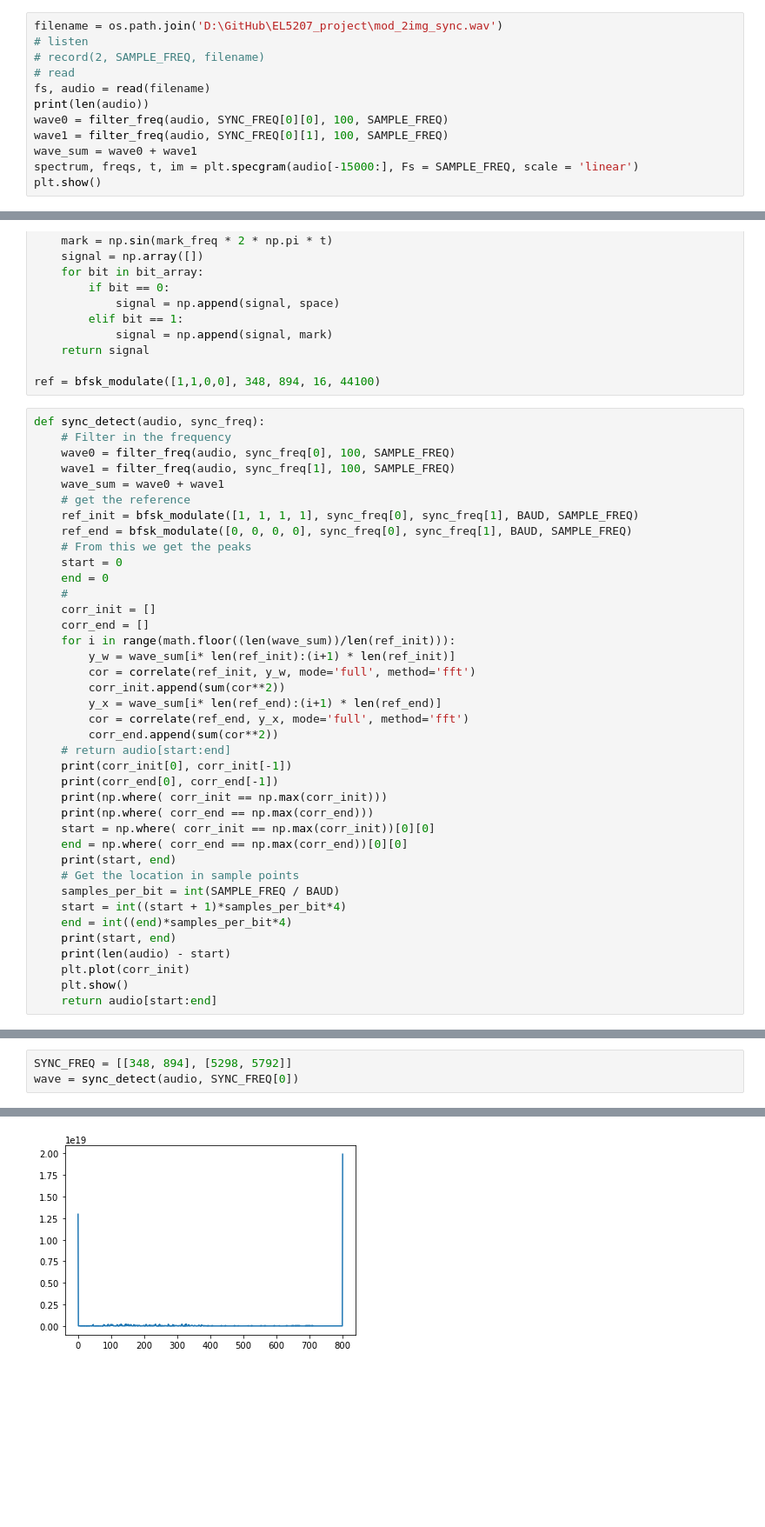
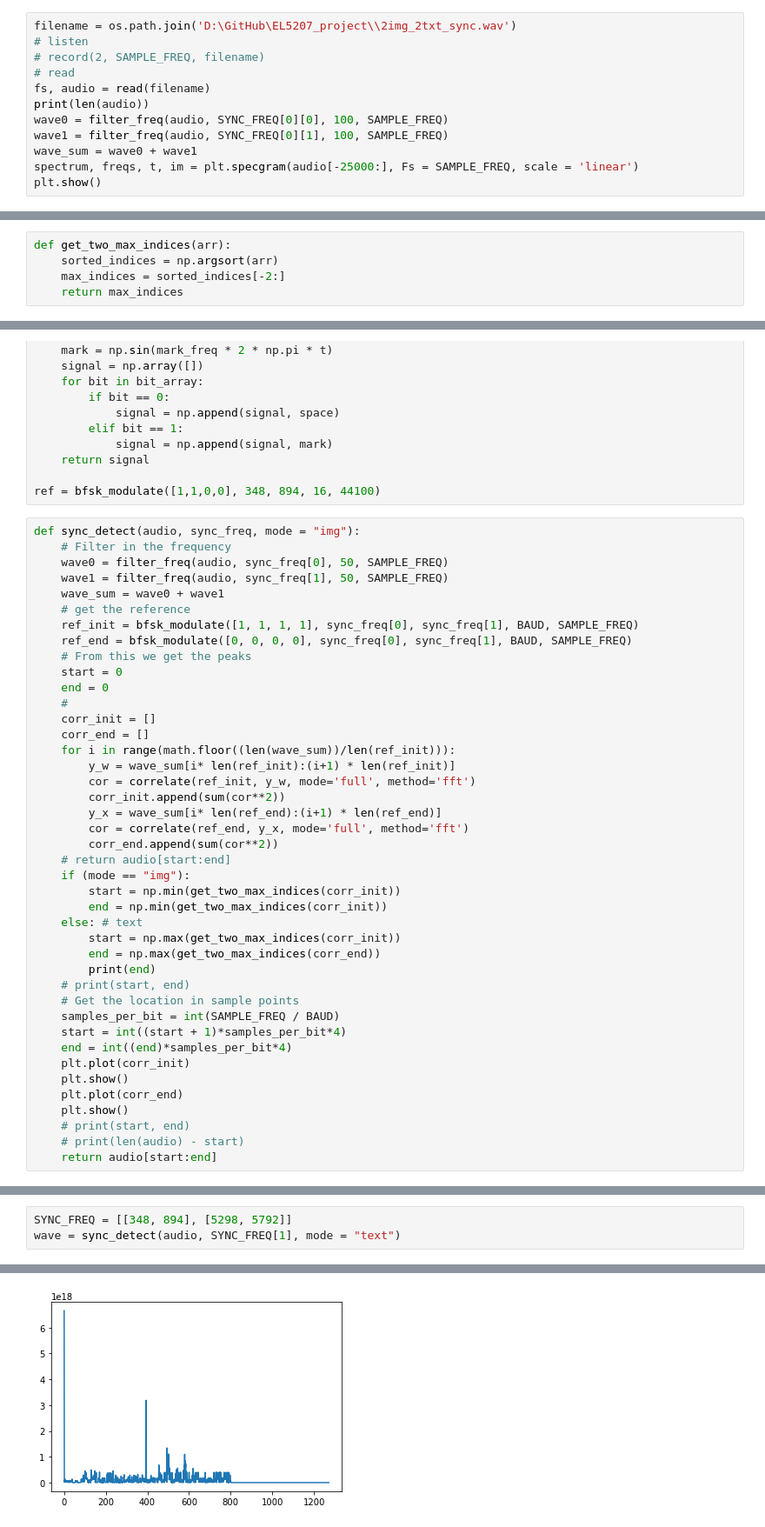
Before and after one commit to leslieecv/EL5207_project, a Jupyter notebook: receiver/demod_viewer.ipynb, the cells around one changed output, grey strips where cells are left out. Shown at 87% size. Saved outputs shown, nothing was run; the diff lists cells and outputs as text; blank space fills up the shorter version.

```diff
--- a/receiver/demod_viewer.ipynb
+++ b/receiver/demod_viewer.ipynb
@@ -18,7 +18,7 @@ SYNC_FREQ = [[348, 894], [5298, 5792]]
 # %% [markdown]
 ### Record or read
 # %%
-filename = os.path.join('D:\GitHub\EL5207_project\mod_2img_sync.wav')
+filename = os.path.join('D:\GitHub\EL5207_project\\2img_2txt_sync.wav')
 # listen
 # record(2, SAMPLE_FREQ, filename)
 # read
@@ -27,6 +27,6 @@ print(len(audio))
 wave0 = filter_freq(audio, SYNC_FREQ[0][0], 100, SAMPLE_FREQ)
 wave1 = filter_freq(audio, SYNC_FREQ[0][1], 100, SAMPLE_FREQ)
 wave_sum = wave0 + wave1
-spectrum, freqs, t, im = plt.specgram(audio[-15000:], Fs = SAMPLE_FREQ, scale = 'linear')
+spectrum, freqs, t, im = plt.specgram(audio[-25000:], Fs = SAMPLE_FREQ, scale = 'linear')
 plt.show()
 # %% [output]
@@ -35,3 +35,8 @@ plt.show()
+# %%
+def get_two_max_indices(arr):
+    sorted_indices = np.argsort(arr)
+    max_indices = sorted_indices[-2:]
+    return max_indices
 # %%
 # build the start and end signal
 def bfsk_modulate(bit_array, space_freq, mark_freq, baud, sample_rate):
@@ -50,10 +55,10 @@ def bfsk_modulate(bit_array, space_freq, mark_freq, baud, sample_rate):
 
 ref = bfsk_modulate([1,1,0,0], 348, 894, 16, 44100)
 # %%
-def sync_detect(audio, sync_freq):
+def sync_detect(audio, sync_freq, mode = "img"):
     # Filter in the frequency
-    wave0 = filter_freq(audio, sync_freq[0], 100, SAMPLE_FREQ)
-    wave1 = filter_freq(audio, sync_freq[1], 100, SAMPLE_FREQ)
+    wave0 = filter_freq(audio, sync_freq[0], 50, SAMPLE_FREQ)
+    wave1 = filter_freq(audio, sync_freq[1], 50, SAMPLE_FREQ)
     wave_sum = wave0 + wave1
     # get the reference
     ref_init = bfsk_modulate([1, 1, 1, 1], sync_freq[0], sync_freq[1], BAUD, SAMPLE_FREQ)
@@ -72,19 +77,22 @@ def sync_detect(audio, sync_freq):
         cor = correlate(ref_end, y_x, mode='full', method='fft')
         corr_end.append(sum(cor**2))
     # return audio[start:end]
-    print(corr_init[0], corr_init[-1])
-    print(corr_end[0], corr_end[-1])
-    print(np.where( corr_init == np.max(corr_init)))
-    print(np.where( corr_end == np.max(corr_end)))
-    start = np.where( corr_init == np.max(corr_init))[0][0]
-    end = np.where( corr_end == np.max(corr_end))[0][0]
-    print(start, end)
+    if (mode == "img"):
+        start = np.min(get_two_max_indices(corr_init))
+        end = np.min(get_two_max_indices(corr_init))
+    else: # text
+        start = np.max(get_two_max_indices(corr_init))
+        end = np.max(get_two_max_indices(corr_end))
+        print(end)
+    # print(start, end)
     # Get the location in sample points
     samples_per_bit = int(SAMPLE_FREQ / BAUD)
     start = int((start + 1)*samples_per_bit*4)
     end = int((end)*samples_per_bit*4)
-    print(start, end)
-    print(len(audio) - start)
     plt.plot(corr_init)
     plt.show()
+    plt.plot(corr_end)
+    plt.show()
+    # print(start, end)
+    # print(len(audio) - start)
     return audio[start:end]
@@ -91,4 +101,4 @@ def sync_detect(audio, sync_freq):
 # %%
 SYNC_FREQ = [[348, 894], [5298, 5792]]
-wave = sync_detect(audio, SYNC_FREQ[0])
+wave = sync_detect(audio, SYNC_FREQ[1], mode = "text")
 # %% [output]
@@ -102 +106 @@ wave = sync_detect(audio, SYNC_FREQ[0])
-[figure, old version]
+[figure, new version]
```
Also changed, not shown: parts of 13 cells of this notebook, 2 other files.
